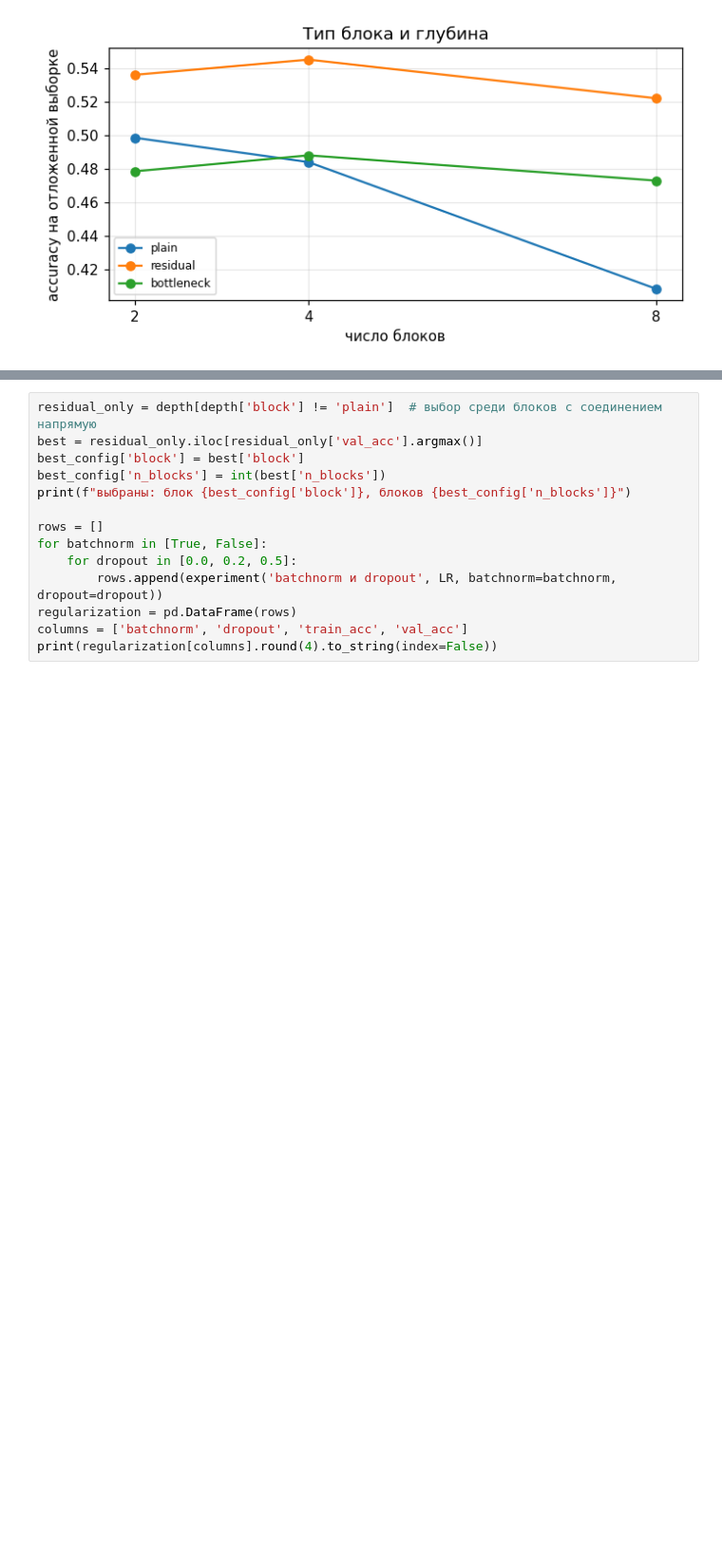
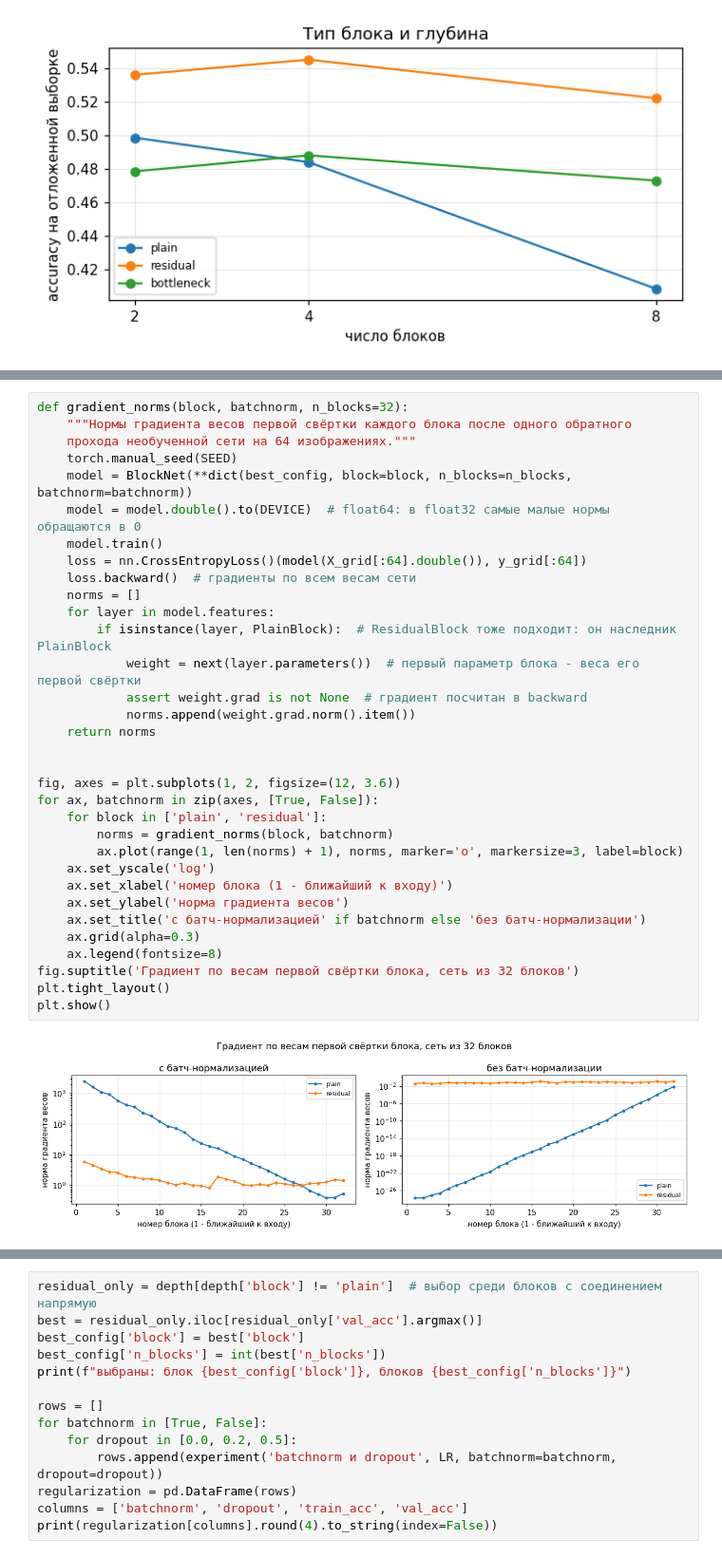
Before and after one commit to UsusCimex/NSU_DeepLearning, a Jupyter notebook: labs/lab-06-resnet/resnet_cifar.ipynb, the cells around one changed output, grey strips where cells are left out. Shown at 95% size. Drawn from its saved outputs; the diff is of its cells as text; blank space fills up the shorter version.

```diff
--- a/labs/lab-06-resnet/resnet_cifar.ipynb
+++ b/labs/lab-06-resnet/resnet_cifar.ipynb
@@ -506 +594,36 @@ plt.show()
+# %%
+def gradient_norms(block, batchnorm, n_blocks=32):
+    """Нормы градиента весов первой свёртки каждого блока после одного обратного
+    прохода необученной сети на 64 изображениях."""
+    torch.manual_seed(SEED)
+    model = BlockNet(**dict(best_config, block=block, n_blocks=n_blocks, batchnorm=batchnorm))
+    model = model.double().to(DEVICE)  # float64: в float32 самые малые нормы обращаются в 0
+    model.train()
+    loss = nn.CrossEntropyLoss()(model(X_grid[:64].double()), y_grid[:64])
+    loss.backward()  # градиенты по всем весам сети
+    norms = []
+    for layer in model.features:
+        if isinstance(layer, PlainBlock):  # ResidualBlock тоже подходит: он наследник PlainBlock
+            weight = next(layer.parameters())  # первый параметр блока - веса его первой свёртки
+            assert weight.grad is not None  # градиент посчитан в backward
+            norms.append(weight.grad.norm().item())
+    return norms
+
+
+fig, axes = plt.subplots(1, 2, figsize=(12, 3.6))
+for ax, batchnorm in zip(axes, [True, False]):
+    for block in ['plain', 'residual']:
+        norms = gradient_norms(block, batchnorm)
+        ax.plot(range(1, len(norms) + 1), norms, marker='o', markersize=3, label=block)
+    ax.set_yscale('log')
+    ax.set_xlabel('номер блока (1 - ближайший к входу)')
+    ax.set_ylabel('норма градиента весов')
+    ax.set_title('с батч-нормализацией' if batchnorm else 'без батч-нормализации')
+    ax.grid(alpha=0.3)
+    ax.legend(fontsize=8)
+fig.suptitle('Градиент по весам первой свёртки блока, сеть из 32 блоков')
+plt.tight_layout()
+plt.show()
+# %% [output]
+[figure, added]
 # %% [markdown]
```
Also changed, not shown: parts of 12 cells of this notebook, 1 other file.
